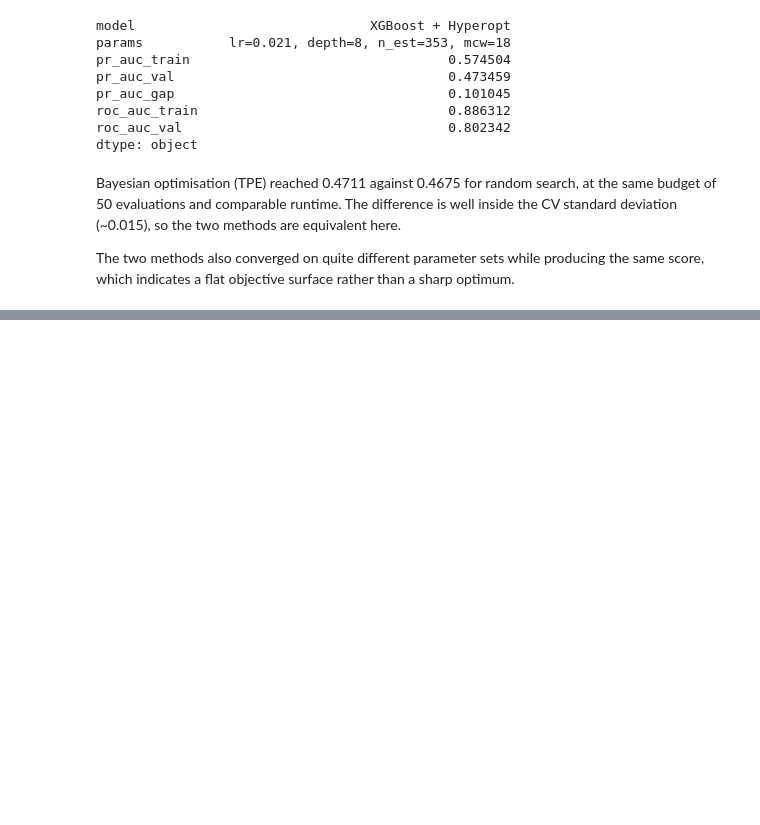
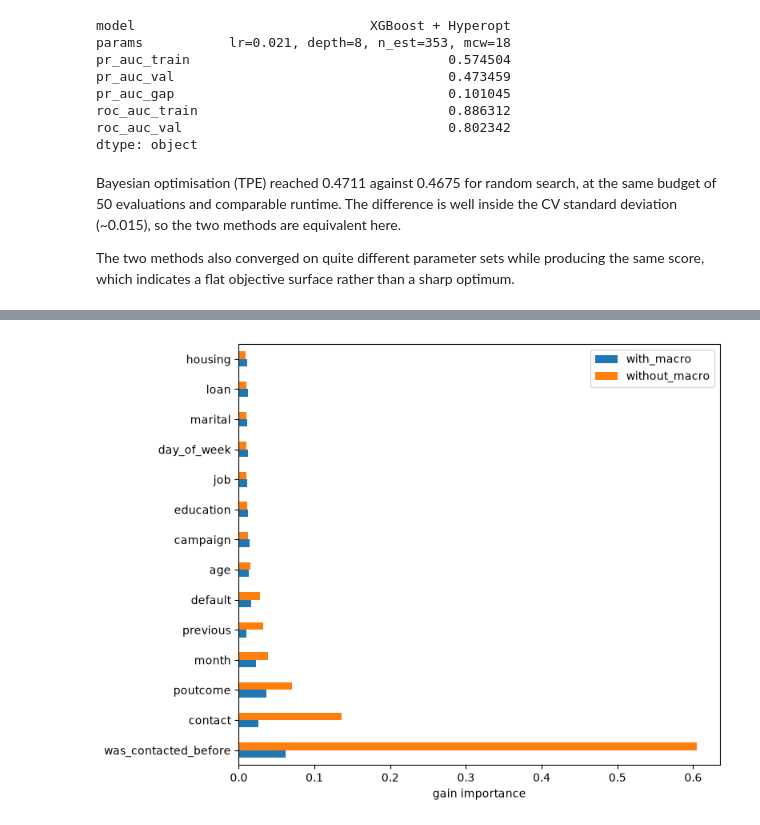
Before and after one commit to kondratyukkatya9-ML/Project-bank-term-deposit, a Jupyter notebook: notebooks/bank_marketing.ipynb, the cells around one changed output, grey strips where cells are left out. Saved outputs shown, nothing was run; the diff lists cells and outputs as text; code cells hidden in the pictures; blank space fills up the shorter version.

```diff
--- a/notebooks/bank_marketing.ipynb
+++ b/notebooks/bank_marketing.ipynb
@@ -593,0 +744,9 @@ surface rather than a sharp optimum.
+# %%
+from sklearn.neighbors import KNeighborsClassifier
+
+knn = KNeighborsClassifier(n_neighbors=25, n_jobs=-1)
+knn.fit(X_train_lin, y_train)
+
+knn_result = evaluate(knn, X_train_lin, y_train, X_val_lin, y_val,
+                      'kNN', 'k=25, euclidean')
+pd.Series(knn_result)
@@ -593,0 +824,16 @@ surface rather than a sharp optimum.
+# %%
+
+macro = ['emp.var.rate', 'cons.price.idx', 'cons.conf.idx', 'euribor3m', 'nr.employed']
+keep = [c for c in (cat_cols + num_cols) if c not in macro]
+
+X_train_nomacro = pd.DataFrame(X_train_tree, columns=cat_cols + num_cols)[keep]
+X_val_nomacro = pd.DataFrame(X_val_tree, columns=cat_cols + num_cols)[keep]
+
+xgb_nomacro = XGBClassifier(**best_params, scale_pos_weight=spw,
+                            eval_metric='aucpr', random_state=42)
+xgb_nomacro.fit(X_train_nomacro, y_train)
+
+nomacro_result = evaluate(xgb_nomacro, X_train_nomacro, y_train,
+                          X_val_nomacro, y_val,
+                          'XGBoost, no macro', 'same params, macro dropped')
+pd.Series(nomacro_result)
@@ -593,0 +855,15 @@ surface rather than a sharp optimum.
+# %%
+imp_full = pd.Series(xgb_hp.feature_importances_, index=cat_cols + num_cols)
+imp_nomacro = pd.Series(xgb_nomacro.feature_importances_, index=keep)
+
+comparison = pd.DataFrame({
+    'with_macro': imp_full[keep],
+    'without_macro': imp_nomacro,
+}).sort_values('without_macro', ascending=False)
+
+comparison.plot(kind='barh', figsize=(8, 6))
+plt.xlabel('gain importance')
+plt.tight_layout()
+plt.show()
+# %% [output]
+[figure, added]
```
Also changed, not shown: parts of 34 cells of this notebook, 1 other file.
